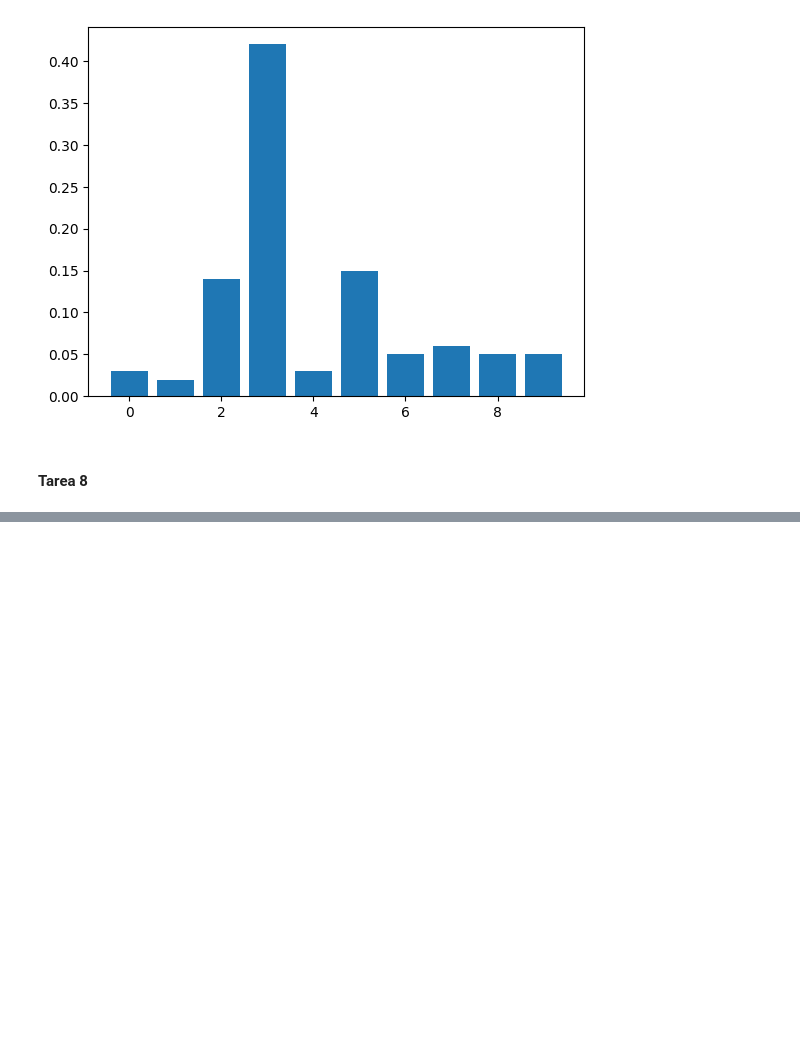
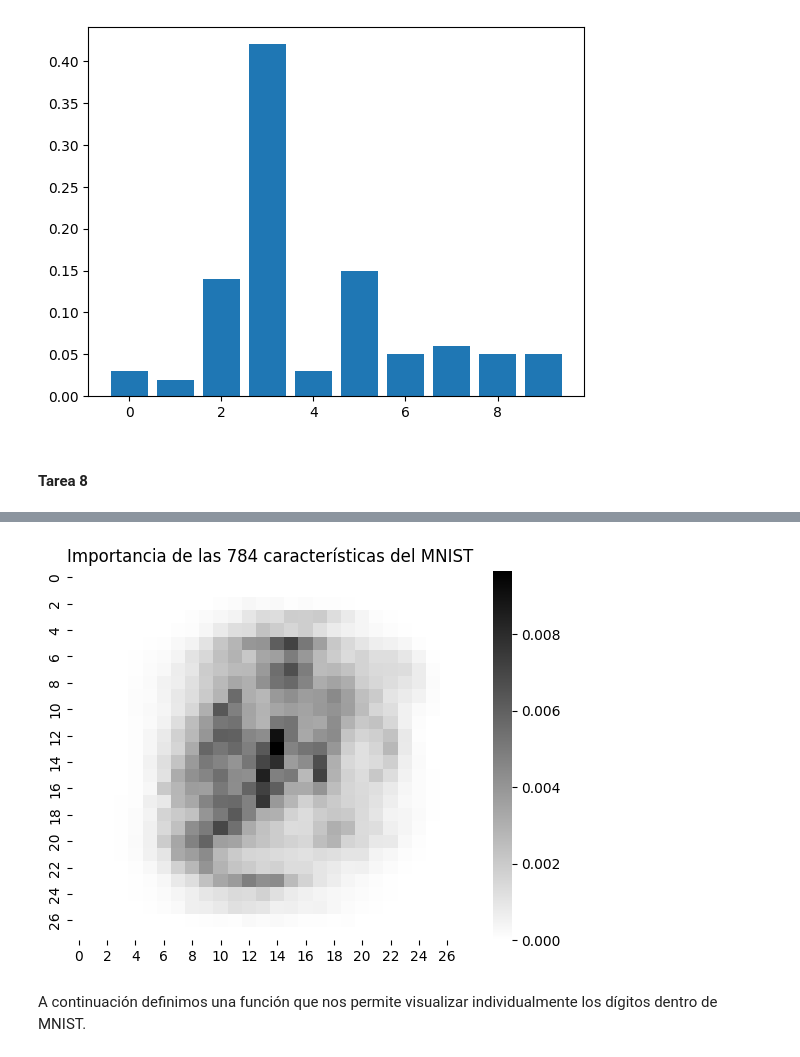
Before and after one commit to RodrigoRiveraRico/data_science_FCiencias, a Jupyter notebook: Clase_9/RiveraRodrigo_T08.ipynb, the cells around one changed output, grey strips where cells are left out. Cells and saved outputs as stored; diff of their text form; code cells hidden in the pictures; blank space fills up the shorter version.

```diff
--- a/Clase_9/RiveraRodrigo_T08.ipynb
+++ b/Clase_9/RiveraRodrigo_T08.ipynb
@@ -192,19 +175,0 @@ X_train, X_test, y_train, y_test = train_test_split(X, y, test_size=1/7, random_
-# %%
-accuracies = []
-
-max_trees = 500
-tolerance = 0.0001
-
-prev_acc = 0
-
-for n in range(10, max_trees+1, 10):
-    rf = RandomForestClassifier(n_estimators=n, n_jobs=-1, random_state=seed)
-    rf.fit(X_train, y_train)
-    acc = accuracy_score(y_test, rf.predict(X_test))
-    accuracies.append(acc)
-
-    if abs(acc - prev_acc) < tolerance:
-        best_n = n
-        break
-
-    prev_acc = acc
@@ -286,0 +280,8 @@ array([3])
+# %%
+sns.heatmap(np.reshape(rf.feature_importances_, (28, 28)), cmap='binary')
+plt.title('Importancia de las 784 características del MNIST')
+plt.show()
+# %% [output]
+[figure, added]
+# %% [markdown]
+A continuación definimos una función que nos permite visualizar individualmente los dígitos dentro de MNIST.
```
Also changed, not shown: parts of 38 cells of this notebook.
